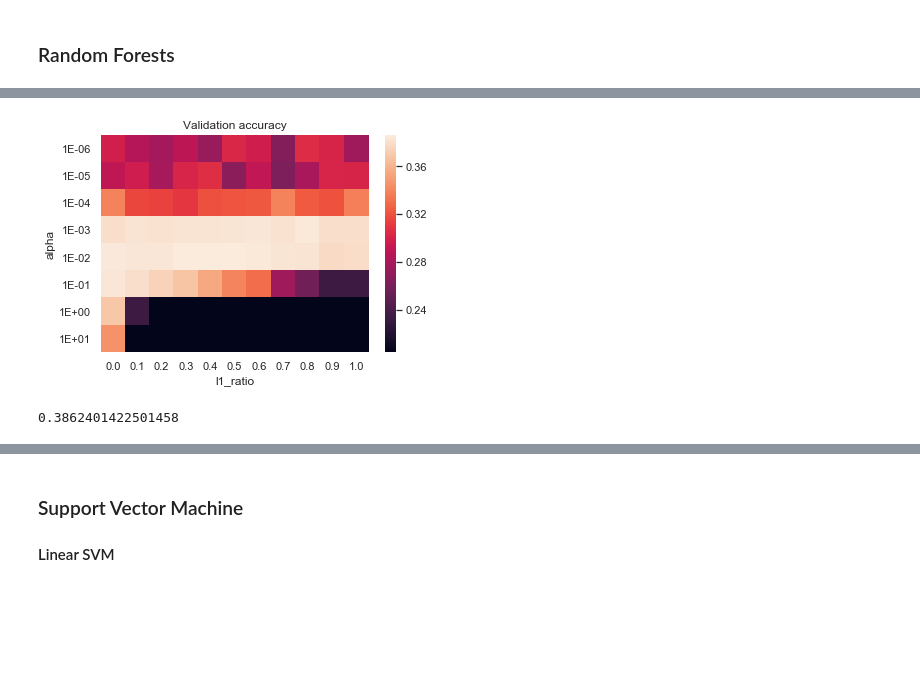
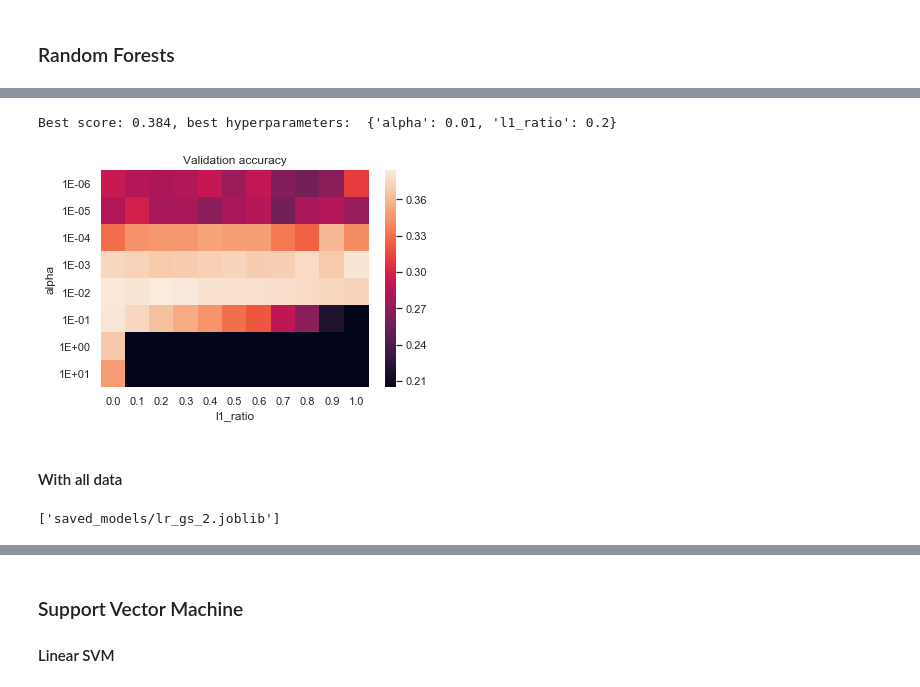
Before and after one commit to tloeber/Springboard, a Jupyter notebook: capstone_lending_club/2_modeling_NEW.ipynb, the cells around one changed output, grey strips where cells are left out. Drawn from its saved outputs; the diff is of its cells as text; code cells hidden in the pictures; blank space fills up the shorter version.

Commit message:
Create both partial and full train- and test sets. Changes logistic regression to run all steps separately on each.

```diff
--- a/capstone_lending_club/2_modeling_NEW.ipynb
+++ b/capstone_lending_club/2_modeling_NEW.ipynb
@@ -128,3 +194,16 @@ most_important_features = {}
+# %%
+# Dictionaries to store results for SMALL data set
+average_precision_1 = {}
+classification_reports_1 = {}
+most_important_features_1 = {}
+# Note that models with small data were estimated on a different subset
+# of the observations, though the size stayed constant.  So don't use future
+# importance on these data, unless re-estimating models!
+
+# Dictionaries to store results for WHOLE data set
+average_precision_2 = {}
+classification_reports_2 = {}
+most_important_features_2 = {}
 # %% [markdown]
 ### Random Forests
 # %%
@@ -199,0 +255,3 @@ most_important_features['logistic regression'] = \
+# %%
+# Load model
+lr_gs_1 = joblib.load('saved_models/lr_gs_1.joblib')
@@ -200,8 +312,30 @@ most_important_features['logistic regression'] = \
 # %%
+# Predictions
+y_pred_lr_1= lr_gs_1.predict(X_test_small)
+y_pred_proba_lr_1= lr_gs_1.predict_proba(X_test_small)[:, 1]
+
+# Save results
+average_precision_1['logistic regression'] = \
+    average_precision_score(y_test_small, y_pred_proba_lr_1)
+classification_reports_1['logistic regression'] = \
+    classification_report(y_test_small, y_pred_lr_1)
+
+# Compute feature importance and sort
+most_important_features_1['logistic regression'] = \
+    pd.Series(lr_gs_1.best_estimator_.coef_[0],
+          index=feature_names_small) \
+    .sort_values(ascending=False) \
+    .iloc[: 10]
+
 # Visualize grid search results
 def gs_heatmap(gridsearchcv, x_digits=0, y_digits=0,
                x_scientific_notation=True, y_scientific_notation=True):
     """Visualizes validation accuracy from grid search over two hyperparameters."""
+
+    # Print test score and  hyperparameters
+    print('Best score: {:.3f}, best hyperparameters: '
+                .format(gridsearchcv.best_score_),
+          gridsearchcv.best_params_)
 
     # Get mean validation scores
     scores = pd.DataFrame(
@@ -213,33 +347,63 @@ def gs_heatmap(gridsearchcv, x_digits=0, y_digits=0,
     scores_w_params = pd.concat([params, scores],
                                   axis=1)
     # Set first two columns, which correspond to parameters, as index.
     # Then unstack.
     index_cols = list(scores_w_params.columns)[:2]
     scores_2d = scores_w_params.set_index(index_cols) \
                     .squeeze() \
                     .unstack()
 
     # Create desired formatting string for axes (scientific notation and digits)
     if x_scientific_notation == True:
         x_notation = 'E'
     else:
         x_notation = 'F'
     x_formatting = '{:.' + str(x_digits) + x_notation + '}'
 
     if y_scientific_notation == True:
         y_notation = 'E'
     else:
         y_notation = 'F'
     y_formatting = '{:.' + str(y_digits) + y_notation + '}'
 
     # Plot
     fig, ax = plt.subplots()
     sns.heatmap(scores_2d, ax=ax,
                 xticklabels=[x_formatting.format(x) for  x in scores_2d.columns],
                 yticklabels=[y_formatting.format(y) for y in scores_2d.index])
     ax.set_title('Validation accuracy')
 
-gs_heatmap(lr_gs, x_digits=1, x_scientific_notation=False)
+
+gs_heatmap(lr_gs_1, x_digits=1, x_scientific_notation=False)
 # %% [output]
+Best score: 0.384, best hyperparameters:  {'alpha': 0.01, 'l1_ratio': 0.2}
-[figure, old version]
+[figure, new version]
+# %% [markdown]
+#### With all data
+# %%
+# Logistic regression (Elastic Net)
+# --------------------------------
+lr_2 = SGDClassifier(loss='log', penalty='elasticnet',
+                      class_weight='balanced',
+                      max_iter=1000, tol=1E-3, # those are defaults for sklearn 0.21+
+                      random_state=1, n_jobs=n_jobs)
+
+# Parameters to search over
+# param_grid = {'l1_ratio': np.linspace(0, 1, 11),
+#               'alpha': np.logspace(-6, 0, 13)}
+param_grid = {'l1_ratio': np.linspace(0, 1, 1),
+              'alpha': np.logspace(-6, 0, 1)}
+
+# Grid search
+lr_gs_2 = GridSearchCV(lr_2, param_grid=param_grid,
+                       scoring='average_precision',
+                       return_train_score=True,
+                       n_jobs=n_jobs, cv=5)
+lr_gs_2.fit(X_train, y_train)
+
+# Save model
+
+joblib.dump(lr_gs_2, 'saved_models/lr_gs_2.joblib')
+# %% [output]
+['saved_models/lr_gs_2.joblib']
 # %%
@@ -248,5 +411,0 @@ joblib.dump(svm_lin_gs, 'svm_lin_gs.joblib')
-# %%
-# Score of best model
-lr_gs.best_score_
-# %% [output]
-0.3862401422501458
```
Also changed, not shown: parts of 38 cells of this notebook.
